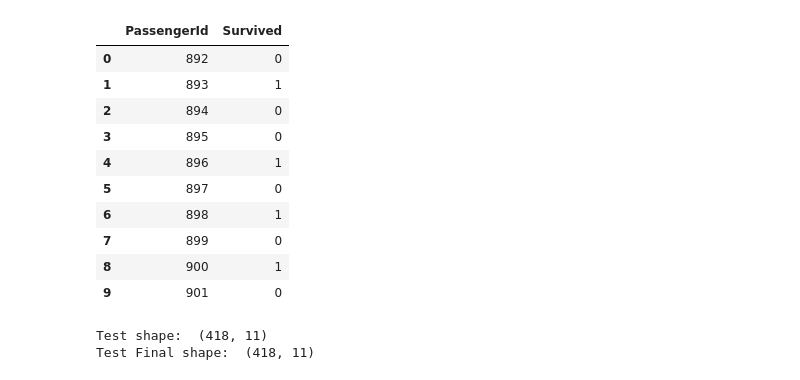
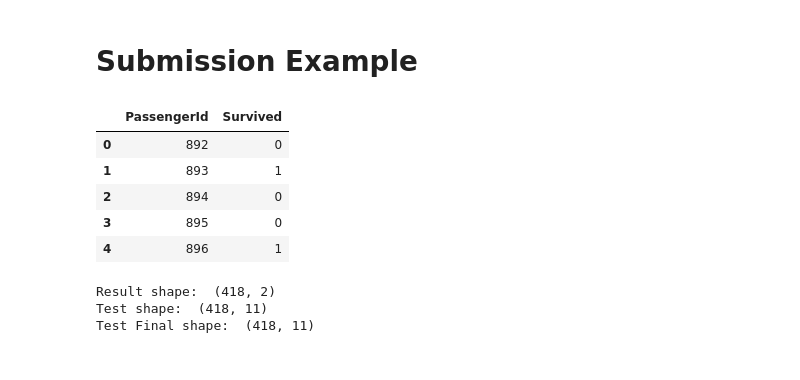
Before and after one commit to taao84/data_science, a Jupyter notebook: Titanic - Machine Learning from Disaster/Titanic - Machine Learning from Disaster - SK Learn Prediction.ipynb, the cells around one changed output. Drawn from its saved outputs; the diff is of its cells as text; code cells hidden in the pictures.

```diff
--- a/Titanic - Machine Learning from Disaster/Titanic - Machine Learning from Disaster - SK Learn Prediction.ipynb
+++ b/Titanic - Machine Learning from Disaster/Titanic - Machine Learning from Disaster - SK Learn Prediction.ipynb
@@ -184,24 +184,22 @@ Last train score:  0.8064583333333333  - Last test score:  0.8032407407407408
+# %% [markdown]
+# Submission Example
 # %%
-# Submission Example
+
 submission = pd.read_csv("data/gender_submission.csv")
-submission.head(10)
+submission.head(5)
 # %% [output]
 |  | PassengerId | Survived |
 | 0 | 892 | 0 |
 | 1 | 893 | 1 |
 | 2 | 894 | 0 |
 | 3 | 895 | 0 |
 | 4 | 896 | 1 |
-| 5 | 897 | 0 |
-| 6 | 898 | 1 |
-| 7 | 899 | 0 |
-| 8 | 900 | 1 |
-| 9 | 901 | 0 |
 # %%
 test_data = pd.read_csv("data/test.csv")
 test_data_final = pd.read_csv("data/test_final.csv")
 
 predictionOnTestDataset = estimator.predict(test_data_final[X_columns])
+
 COLUMN_NAMES = ['PassengerId', 'Survived']
 result = pd.DataFrame(columns=COLUMN_NAMES)
 for i, j in zip (test_data['PassengerId'], predictionOnTestDataset):
@@ -209,8 +207,10 @@ for i, j in zip (test_data['PassengerId'], predictionOnTestDataset):
 result.head(5)
 result.to_csv("data/kaggle_result.csv", index=False)
 
+print color.BOLD + 'Result shape: ' + color.END, result.shape
 print color.BOLD + 'Test shape: ' + color.END, test_data.shape
 print color.BOLD + 'Test Final shape: ' + color.END, test_data_final.shape
 # %% [output]
+Result shape:  (418, 2)
 Test shape:  (418, 11)
 Test Final shape:  (418, 11)
```
Also changed, not shown: parts of 3 cells of this notebook, 4 other files.
